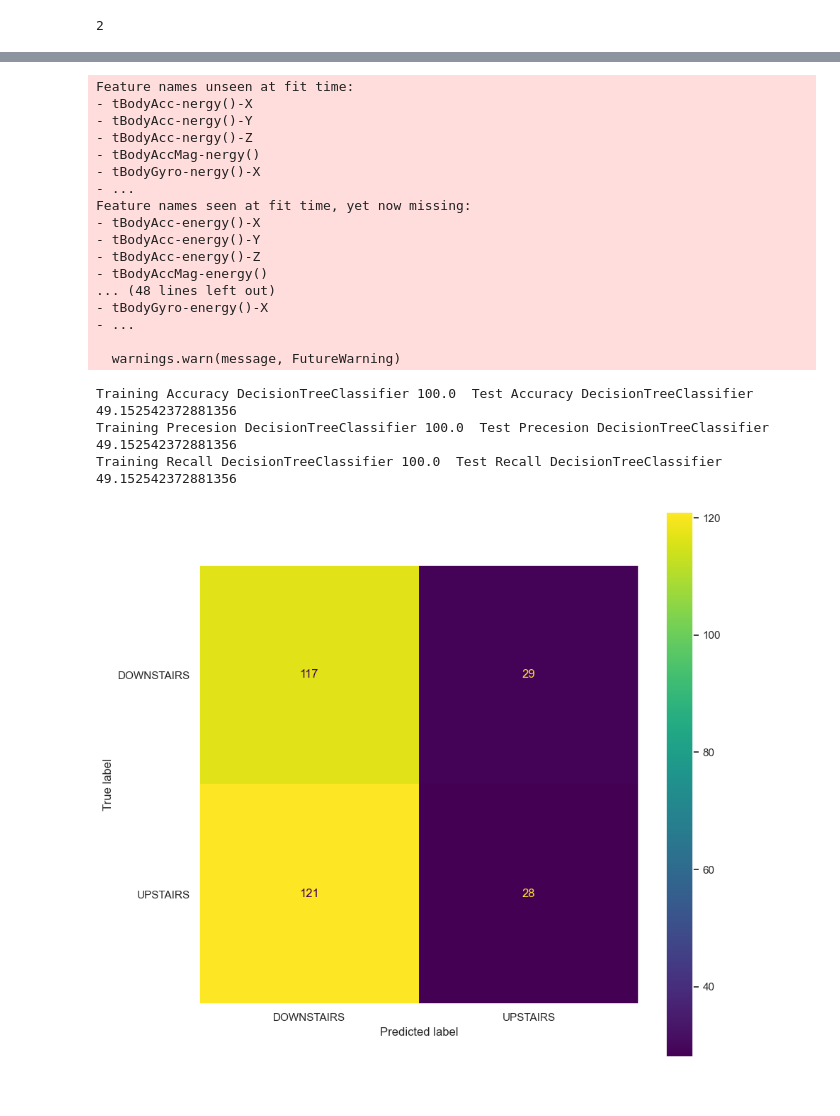
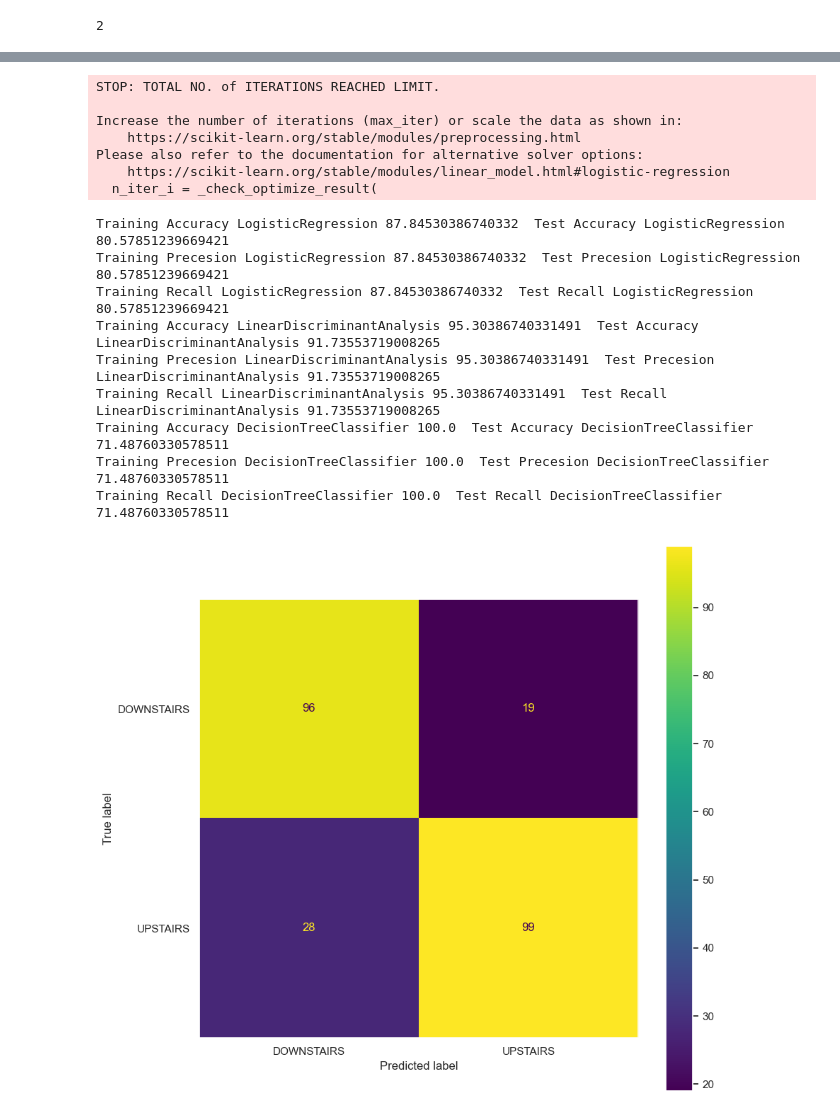
Before and after one commit to AnnBlack/motion-analysis, a Jupyter notebook: test_model_on_our_own_new_recorded_data.ipynb, the cells around one changed output, grey strips where cells are left out. Saved outputs shown, nothing was run; the diff lists cells and outputs as text; code cells hidden in the pictures.

```diff
--- a/test_model_on_our_own_new_recorded_data.ipynb
+++ b/test_model_on_our_own_new_recorded_data.ipynb
@@ -564,5 +268,0 @@ prepared_table_copy
-# %%
-X = full_data.drop(['subject', 'Activity'], axis=1)
-y = full_data['Activity']
-x_train, x_test, y_train, y_test = train_test_split(X, y, test_size=0.2, shuffle=True, random_state=42)
-x_train
@@ -599,10 +269,4 @@ prepared_table_copy
 # %%
-# Decision Tree
-# https://www.kaggle.com/code/essammohamed4320/human-activity-recognition-scientific-prespective?scriptVersionId=107355415&cellId=41
-X = full_data.drop(['subject', 'Activity'], axis=1)
-y = full_data['Activity']
-x_train, x_test, y_train, y_test = train_test_split(X, y, test_size=0.1, shuffle=True, random_state=42)
-x_test = prepared_table_copy[:len(x_test)]
 kernal_evals = dict()
 
 def evaluate_classification(model, name, X_train, X_test, y_train, y_test):
@@ -629,28 +293,35 @@ def evaluate_classification(model, name, X_train, X_test, y_train, y_test):
     fig, ax = plt.subplots(figsize=(10,10))
     ax.grid(False)
     cm_display.plot(ax=ax)
-
-tdt = DecisionTreeClassifier().fit(x_train, y_train)
-evaluate_classification(tdt, "DecisionTreeClassifier", x_train, x_test, y_train, y_test)
-# %% [output]
-Feature names unseen at fit time:
-- tBodyAcc-nergy()-X
-- tBodyAcc-nergy()-Y
-- tBodyAcc-nergy()-Z
-- tBodyAccMag-nergy()
-- tBodyGyro-nergy()-X
-- ...
-Feature names seen at fit time, yet now missing:
-- tBodyAcc-energy()-X
-- tBodyAcc-energy()-Y
-- tBodyAcc-energy()-Z
-- tBodyAccMag-energy()
-... (48 lines left out)
-- tBodyGyro-energy()-X
-- ...
-
-  warnings.warn(message, FutureWarning)
-Training Accuracy DecisionTreeClassifier 100.0  Test Accuracy DecisionTreeClassifier 49.152542372881356
-Training Precesion DecisionTreeClassifier 100.0  Test Precesion DecisionTreeClassifier 49.152542372881356
-Training Recall DecisionTreeClassifier 100.0  Test Recall DecisionTreeClassifier 49.152542372881356
-[figure, removed]
+# %%
+from sklearn.discriminant_analysis import LinearDiscriminantAnalysis
+from sklearn.linear_model import LogisticRegression
+
+X = full_data.drop(['Activity'], axis=1)
+y = full_data['Activity']
+
+x_train, x_test, y_train, y_test = train_test_split(X, y, test_size=0.4, shuffle=True)
+lrm = LogisticRegression().fit(x_train, y_train)
+ld = LinearDiscriminantAnalysis().fit(x_train, y_train)
+tdt = DecisionTreeClassifier().fit(x_train, y_train)
+evaluate_classification(lrm, "LogisticRegression", x_train, x_test, y_train, y_test)
+evaluate_classification(ld, "LinearDiscriminantAnalysis", x_train, x_test, y_train, y_test)
+evaluate_classification(tdt, "DecisionTreeClassifier", x_train, x_test, y_train, y_test)
+# %% [output]
+STOP: TOTAL NO. of ITERATIONS REACHED LIMIT.
+
+Increase the number of iterations (max_iter) or scale the data as shown in:
+    https://scikit-learn.org/stable/modules/preprocessing.html
+Please also refer to the documentation for alternative solver options:
+    https://scikit-learn.org/stable/modules/linear_model.html#logistic-regression
+  n_iter_i = _check_optimize_result(
+Training Accuracy LogisticRegression 87.84530386740332  Test Accuracy LogisticRegression 80.57851239669421
+Training Precesion LogisticRegression 87.84530386740332  Test Precesion LogisticRegression 80.57851239669421
+Training Recall LogisticRegression 87.84530386740332  Test Recall LogisticRegression 80.57851239669421
+Training Accuracy LinearDiscriminantAnalysis 95.30386740331491  Test Accuracy LinearDiscriminantAnalysis 91.73553719008265
+Training Precesion LinearDiscriminantAnalysis 95.30386740331491  Test Precesion LinearDiscriminantAnalysis 91.73553719008265
+Training Recall LinearDiscriminantAnalysis 95.30386740331491  Test Recall LinearDiscriminantAnalysis 91.73553719008265
+Training Accuracy DecisionTreeClassifier 100.0  Test Accuracy DecisionTreeClassifier 71.48760330578511
+Training Precesion DecisionTreeClassifier 100.0  Test Precesion DecisionTreeClassifier 71.48760330578511
+Training Recall DecisionTreeClassifier 100.0  Test Recall DecisionTreeClassifier 71.48760330578511
+[figure, added]
```
Also changed, not shown: parts of 46 cells of this notebook, 21 other files.
